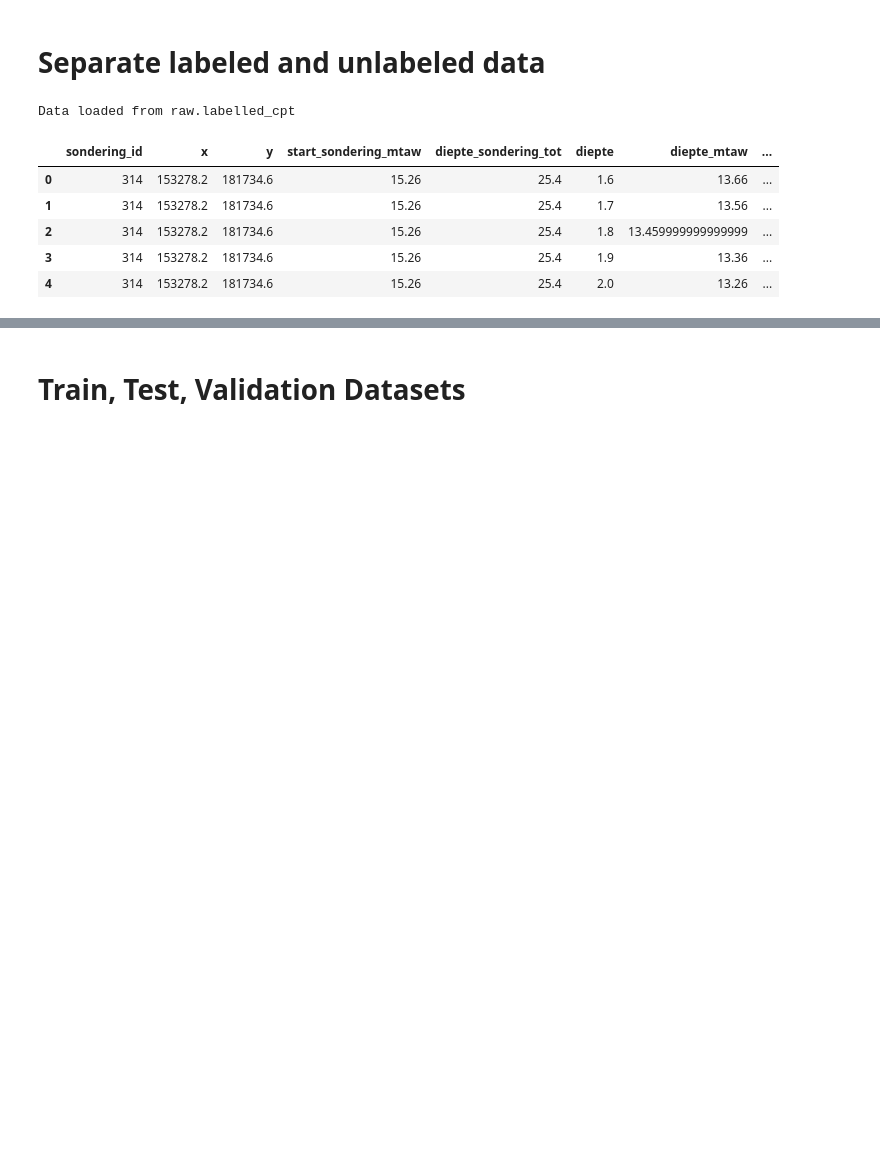
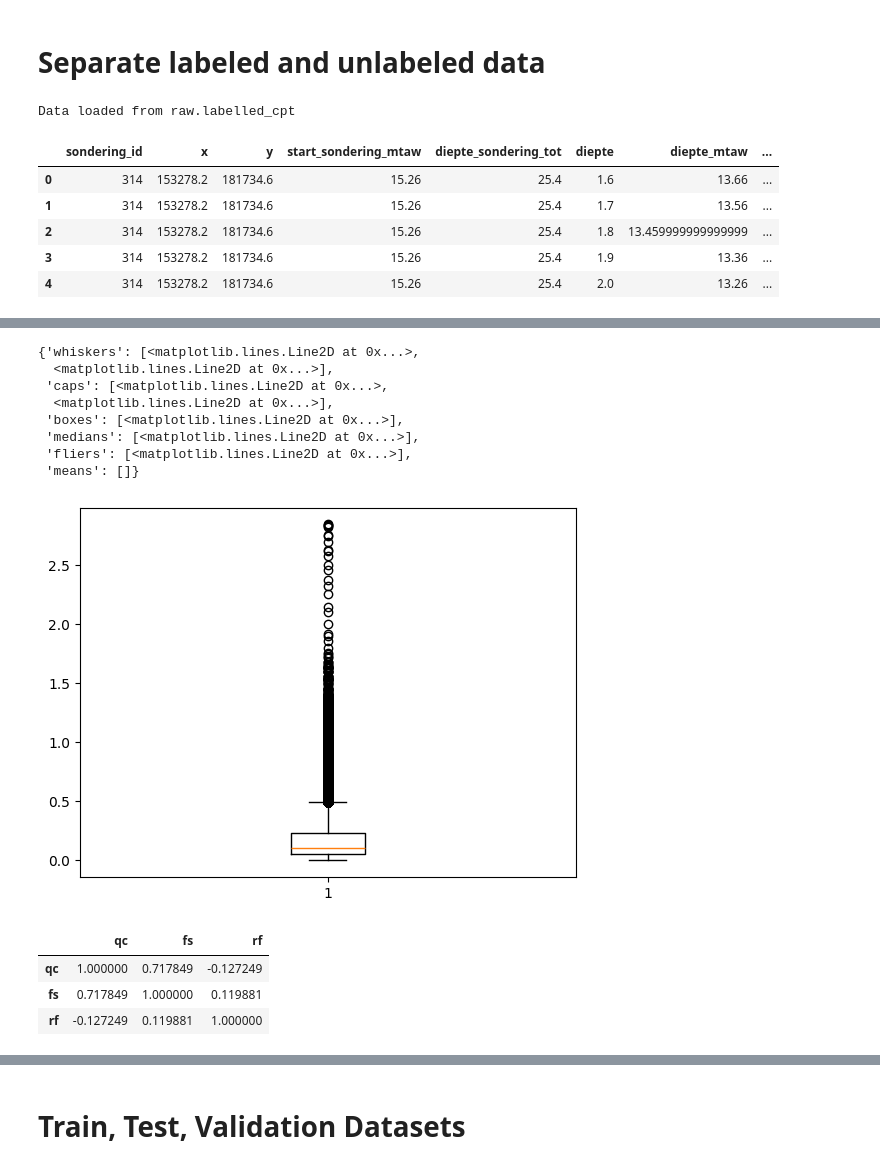
Before and after one commit to erickamabilin/PDS_MAEPS, a Jupyter notebook: CPT_MAEPS.ipynb, the cells around one changed output, grey strips where cells are left out. Cells and saved outputs as stored; diff of their text form; code cells hidden in the pictures; blank space fills up the shorter version.

```diff
--- a/CPT_MAEPS.ipynb
+++ b/CPT_MAEPS.ipynb
@@ -186,3 +213,15 @@ labeled_data[numeric_cols].boxplot(figsize=(10, 5))
+# %%
+plt.boxplot(labeled_data['fs'])
+# %% [output]
+{'whiskers': [<matplotlib.lines.Line2D at 0x...>,
+  <matplotlib.lines.Line2D at 0x...>],
+ 'caps': [<matplotlib.lines.Line2D at 0x...>,
+  <matplotlib.lines.Line2D at 0x...>],
+ 'boxes': [<matplotlib.lines.Line2D at 0x...>],
+ 'medians': [<matplotlib.lines.Line2D at 0x...>],
+ 'fliers': [<matplotlib.lines.Line2D at 0x...>],
+ 'means': []}
+[figure, added]
 # %%
 # Add an ID column for lithostrat_id, only what we gathered from meeting (will add if file is uploaded)
 layer_id = {'Aalbeke' : 1670,
@@ -208,3 +247,10 @@ impt_layers_only = labeled_data[labeled_data['lithostrat_num'] != -1]
 # %%
 dummies = pd.get_dummies(impt_layers_only['lithostrat_id'])
 impt_layers_only = pd.concat([impt_layers_only, dummies], axis=1)
+# %%
+impt_layers_only[['qc','fs']].corr()
+# %% [output]
+|  | qc | fs | rf |
+| qc | 1.000000 | 0.717849 | -0.127249 |
+| fs | 0.717849 | 1.000000 | 0.119881 |
+| rf | -0.127249 | 0.119881 | 1.000000 |
```
Also changed, not shown: parts of 13 cells of this notebook.
